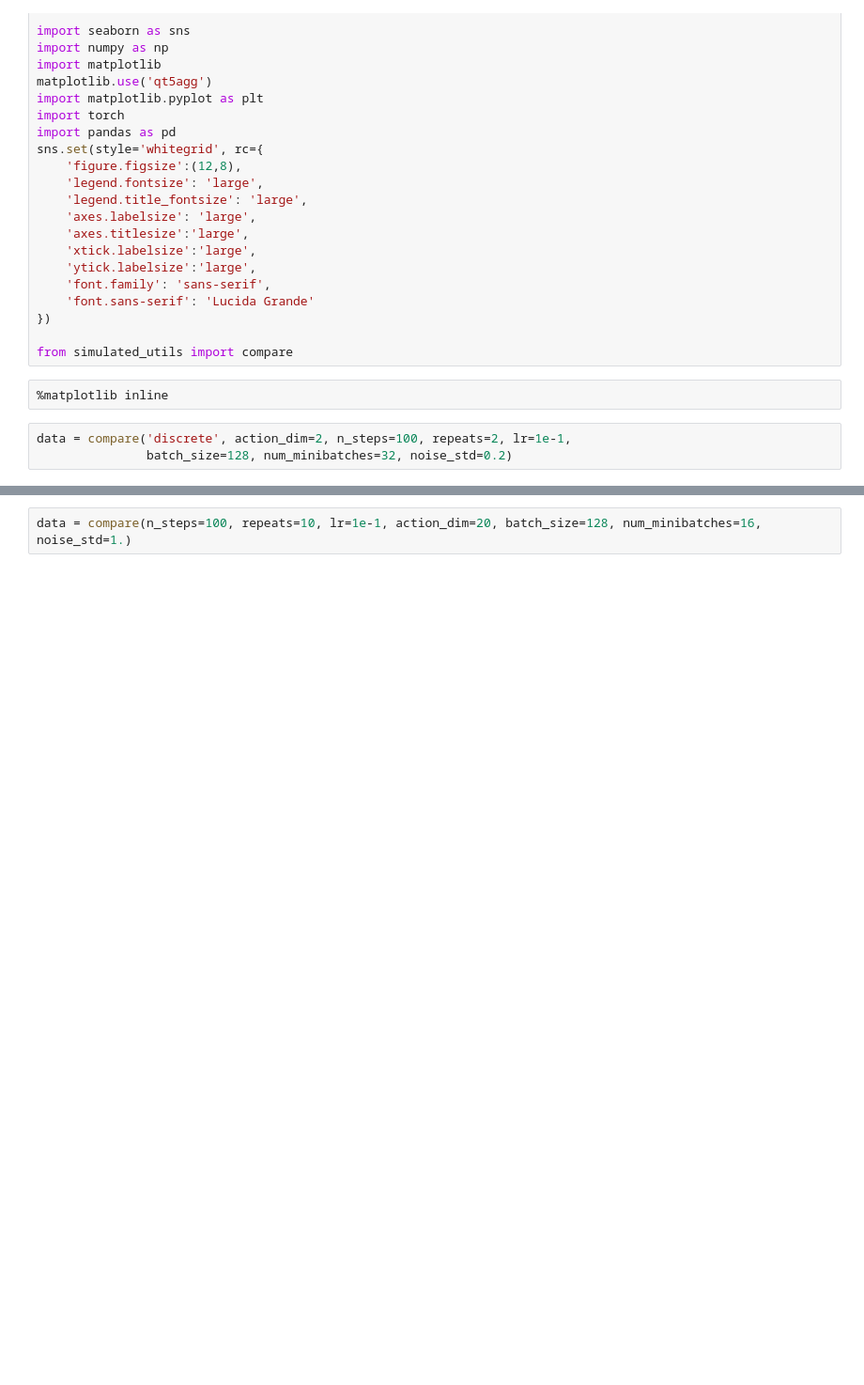
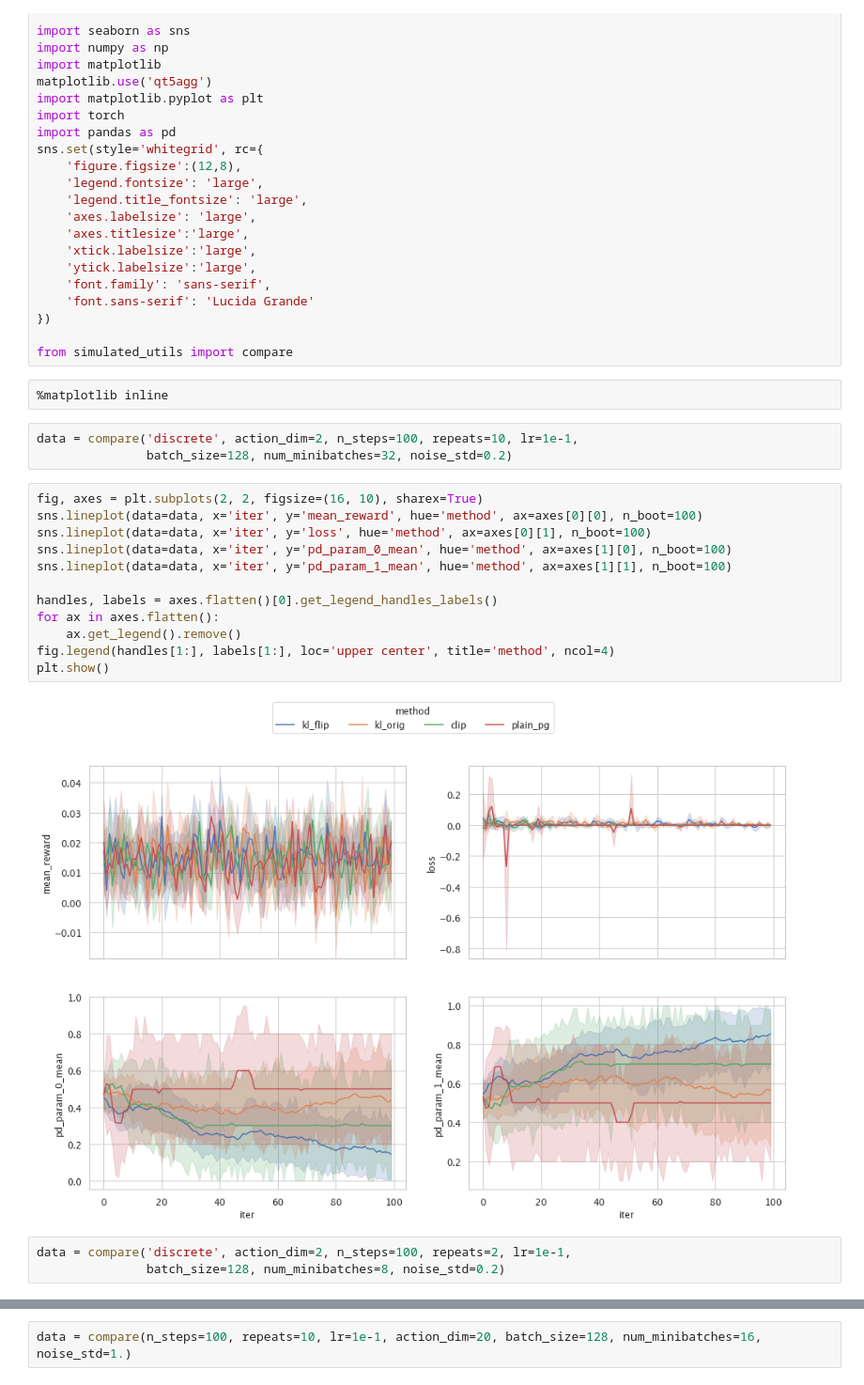
Before and after one commit to chloechsu/code-for-paper, a Jupyter notebook: analysis/simulation_discrete_policy.ipynb, the cells around one changed output, grey strips where cells are left out. Shown at 94% size. Cells and saved outputs as stored; diff of their text form; blank space fills up the shorter version.

```diff
--- a/analysis/simulation_discrete_policy.ipynb
+++ b/analysis/simulation_discrete_policy.ipynb
@@ -25,5 +25,22 @@ from simulated_utils import compare
 # %%
 %matplotlib inline
 # %%
-data = compare('discrete', action_dim=2, n_steps=100, repeats=2, lr=1e-1,
+data = compare('discrete', action_dim=2, n_steps=100, repeats=10, lr=1e-1,
                batch_size=128, num_minibatches=32, noise_std=0.2)
+# %%
+fig, axes = plt.subplots(2, 2, figsize=(16, 10), sharex=True)
+sns.lineplot(data=data, x='iter', y='mean_reward', hue='method', ax=axes[0][0], n_boot=100)
+sns.lineplot(data=data, x='iter', y='loss', hue='method', ax=axes[0][1], n_boot=100)
+sns.lineplot(data=data, x='iter', y='pd_param_0_mean', hue='method', ax=axes[1][0], n_boot=100)
+sns.lineplot(data=data, x='iter', y='pd_param_1_mean', hue='method', ax=axes[1][1], n_boot=100)
+
+handles, labels = axes.flatten()[0].get_legend_handles_labels()
+for ax in axes.flatten():
+    ax.get_legend().remove()
+fig.legend(handles[1:], labels[1:], loc='upper center', title='method', ncol=4)
+plt.show()
+# %% [output]
+[figure, added]
+# %%
+data = compare('discrete', action_dim=2, n_steps=100, repeats=2, lr=1e-1,
+               batch_size=128, num_minibatches=8, noise_std=0.2)
```
Also changed, not shown: parts of 3 cells of this notebook, 18 other files.
